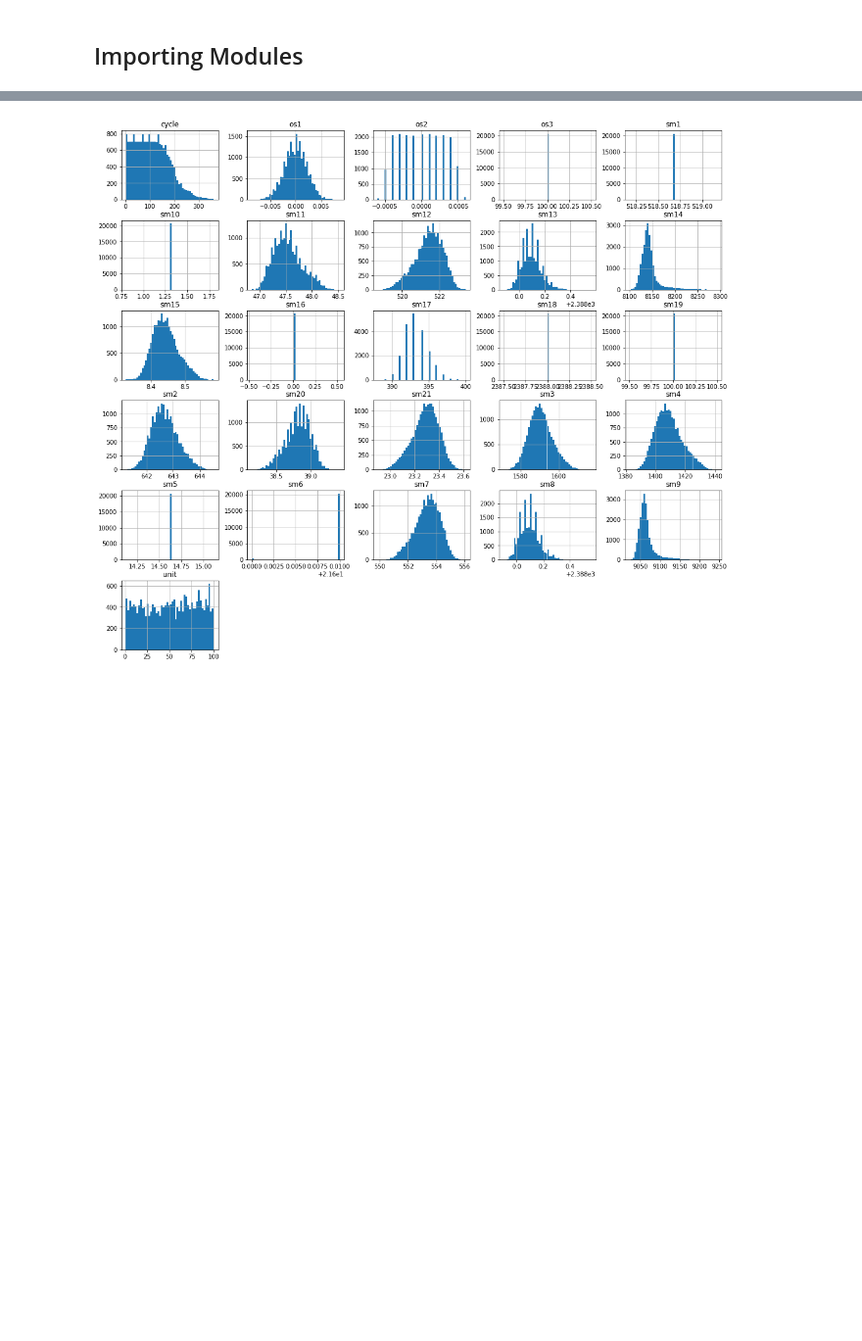
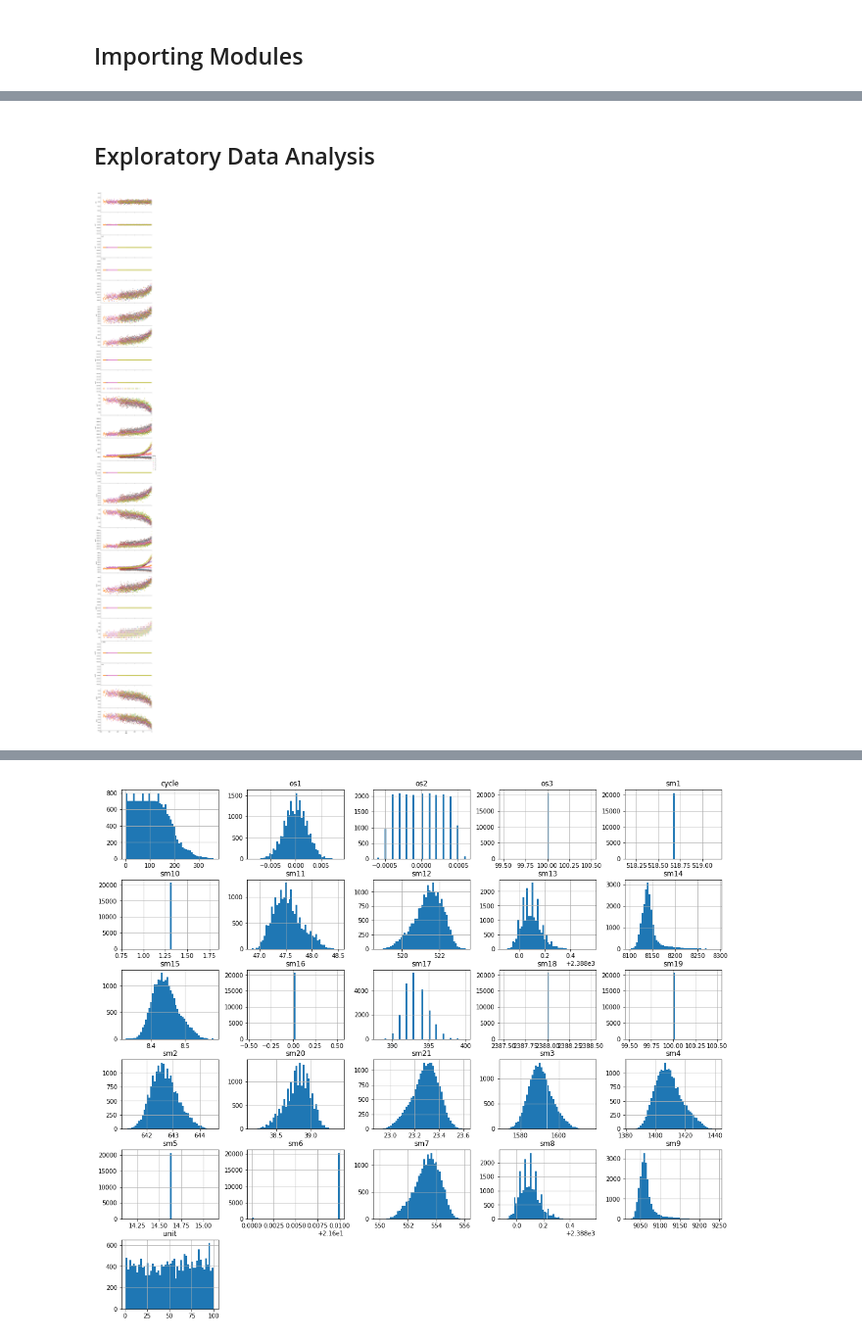
Before and after one commit to ebegen/Data-Science-Projects-with-Python, a Jupyter notebook: Nasa_Turbofan_Engine_Degradation/Turbofan_Engine_Degradation.ipynb, the cells around one changed output, grey strips where cells are left out. Shown at 98% size. Cells and saved outputs as stored; diff of their text form; code cells hidden in the pictures; blank space fills up the shorter version.

```diff
--- a/Nasa_Turbofan_Engine_Degradation/Turbofan_Engine_Degradation.ipynb
+++ b/Nasa_Turbofan_Engine_Degradation/Turbofan_Engine_Degradation.ipynb
@@ -84,0 +74,6 @@ train_df.describe().transpose()
+# %%
+grp_by_engine = train_df.groupby(['engine']).agg({'cycle' : 'max'}).reset_index()
+grp_by_engine.rename(columns = {'cycle' : 'total_cycles'}, inplace = True)
+data_d = train_df.merge(grp_by_engine, how = 'left', left_on = 'engine', right_on = 'engine')
+train_df['RUL'] = data_d.apply(lambda r: int(r['total_cycles'] - r['cycle']), axis = 1)
+train_df.head()
@@ -84,0 +88,15 @@ train_df.describe().transpose()
+# %% [markdown]
+## Exploratory Data Analysis
+# %%
+g = sns.PairGrid(data=train_df.query('engine < 10') ,
+                 x_vars='RUL',
+                 y_vars=["os1","os2","os3","sm1","sm2","sm3",
+                    "sm4","sm5","sm6","sm7","sm8","sm9","sm10","sm11",
+                    "sm12","sm13","sm14","sm15","sm16","sm17","sm18","sm19",
+                    "sm20","sm21"],
+                 hue="engine", size=3, aspect=2.5)
+g = g.map(plt.scatter, alpha=0.5)
+g = g.set(xlim=(300,0))
+g = g.add_legend()
+# %% [output]
+[figure, added]
```
Also changed, not shown: parts of 25 cells of this notebook.
